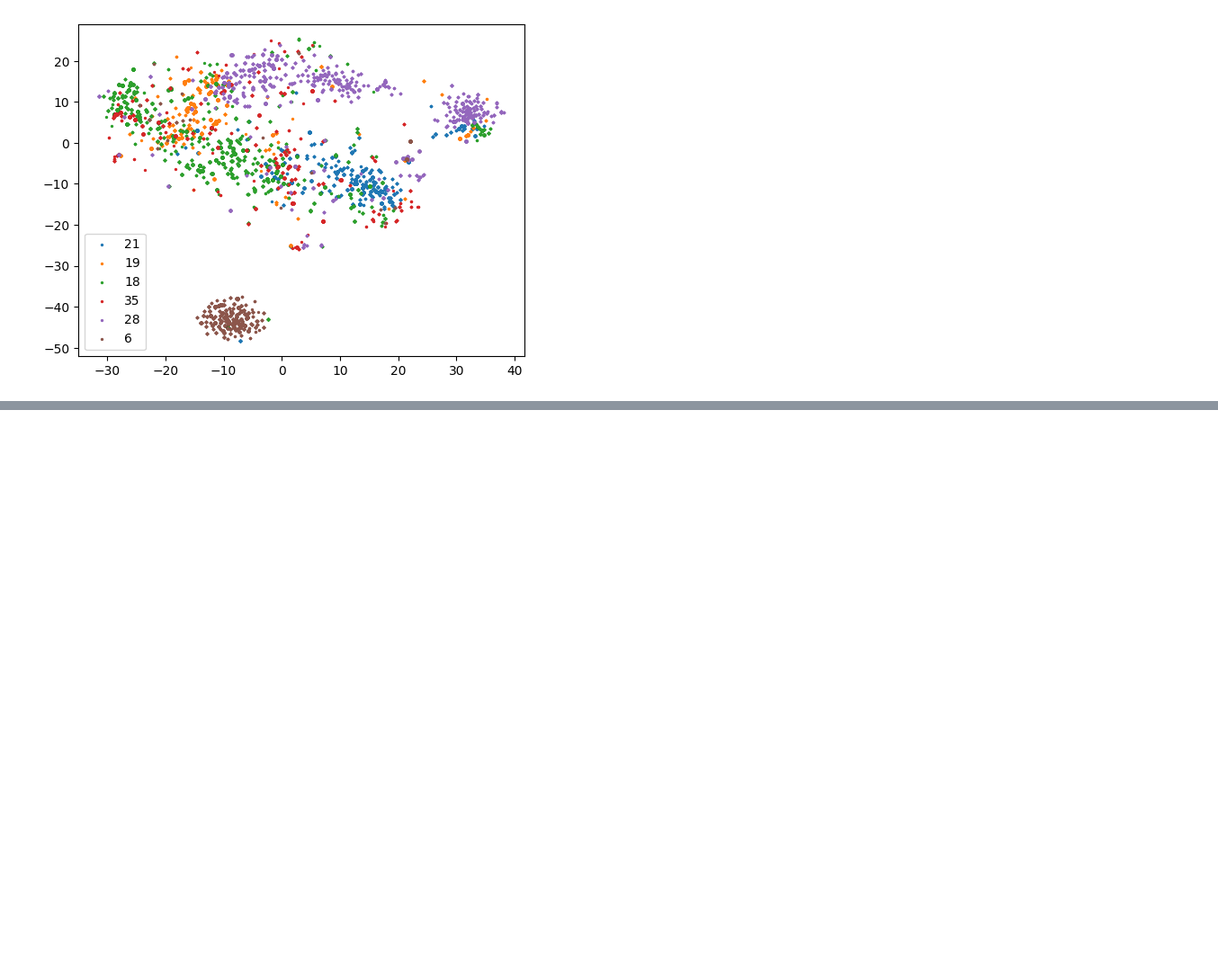
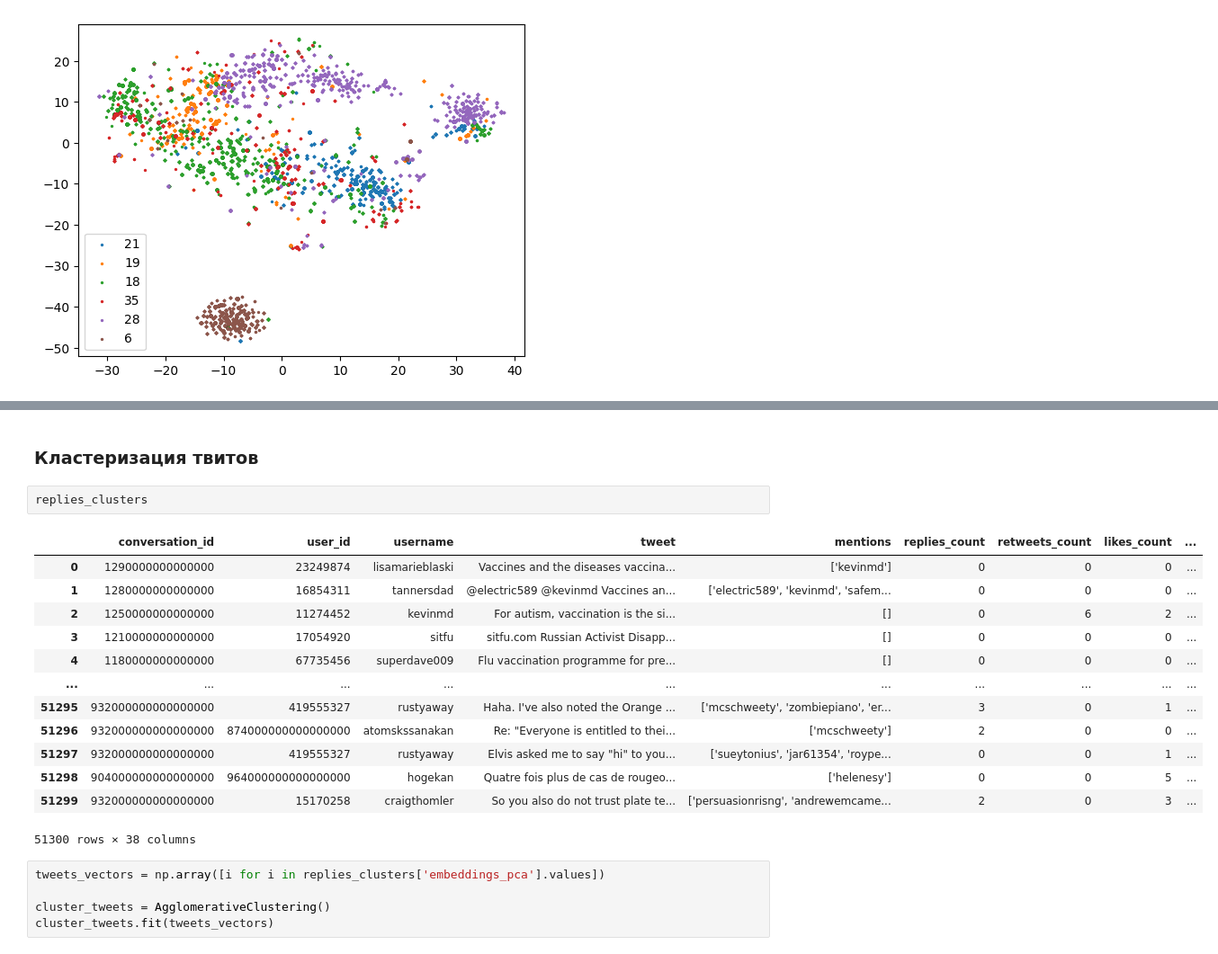
Before and after one commit to AleksandraSorokovikova/community-idea-lab-detection, a Jupyter notebook: sandbox/clustering_relies.ipynb, the cells around one changed output, grey strips where cells are left out. Shown at 90% size. Drawn from its saved outputs; the diff is of its cells as text; blank space fills up the shorter version.

Commit message:
tweet clusterization

```diff
--- a/sandbox/clustering_relies.ipynb
+++ b/sandbox/clustering_relies.ipynb
@@ -206,3 +206,26 @@ ax.legend()
 plt.show()
 # %% [output]
 [figure]
+# %% [markdown]
+### Кластеризация твитов
+# %%
+replies_clusters
+# %% [output]
+|  | conversation_id | user_id | username | tweet | mentions | replies_count | retweets_count | likes_count | ... |
+| 0 | 1290000000000000 | 23249874 | lisamarieblaski | Vaccines and the diseases vaccina... | ['kevinmd'] | 0 | 0 | 0 | ... |
+| 1 | 1280000000000000 | 16854311 | tannersdad | @electric589 @kevinmd Vaccines an... | ['electric589', 'kevinmd', 'safem... | 0 | 0 | 0 | ... |
+| 2 | 1250000000000000 | 11274452 | kevinmd | For autism, vaccination is the si... | [] | 0 | 6 | 2 | ... |
+| 3 | 1210000000000000 | 17054920 | sitfu | sitfu.com Russian Activist Disapp... | [] | 0 | 0 | 0 | ... |
+| 4 | 1180000000000000 | 67735456 | superdave009 | Flu vaccination programme for pre... | [] | 0 | 0 | 0 | ... |
+| ... | ... | ... | ... | ... | ... | ... | ... | ... | ... |
+| 51295 | 932000000000000000 | 419555327 | rustyaway | Haha. I've also noted the Orange ... | ['mcschweety', 'zombiepiano', 'er... | 3 | 0 | 1 | ... |
+| 51296 | 932000000000000000 | 874000000000000000 | atomskssanakan | Re: "Everyone is entitled to thei... | ['mcschweety'] | 2 | 0 | 0 | ... |
+| 51297 | 932000000000000000 | 419555327 | rustyaway | Elvis asked me to say "hi" to you... | ['sueytonius', 'jar61354', 'roype... | 0 | 0 | 1 | ... |
+| 51298 | 904000000000000000 | 964000000000000000 | hogekan | Quatre fois plus de cas de rougeo... | ['helenesy'] | 0 | 0 | 5 | ... |
+| 51299 | 932000000000000000 | 15170258 | craigthomler | So you also do not trust plate te... | ['persuasionrisng', 'andrewemcame... | 2 | 0 | 3 | ... |
+51300 rows × 38 columns
+# %%
+tweets_vectors = np.array([i for i in replies_clusters['embeddings_pca'].values])
+
+cluster_tweets = AgglomerativeClustering()
+cluster_tweets.fit(tweets_vectors)
```
Also changed, not shown: parts of 3 cells of this notebook.
